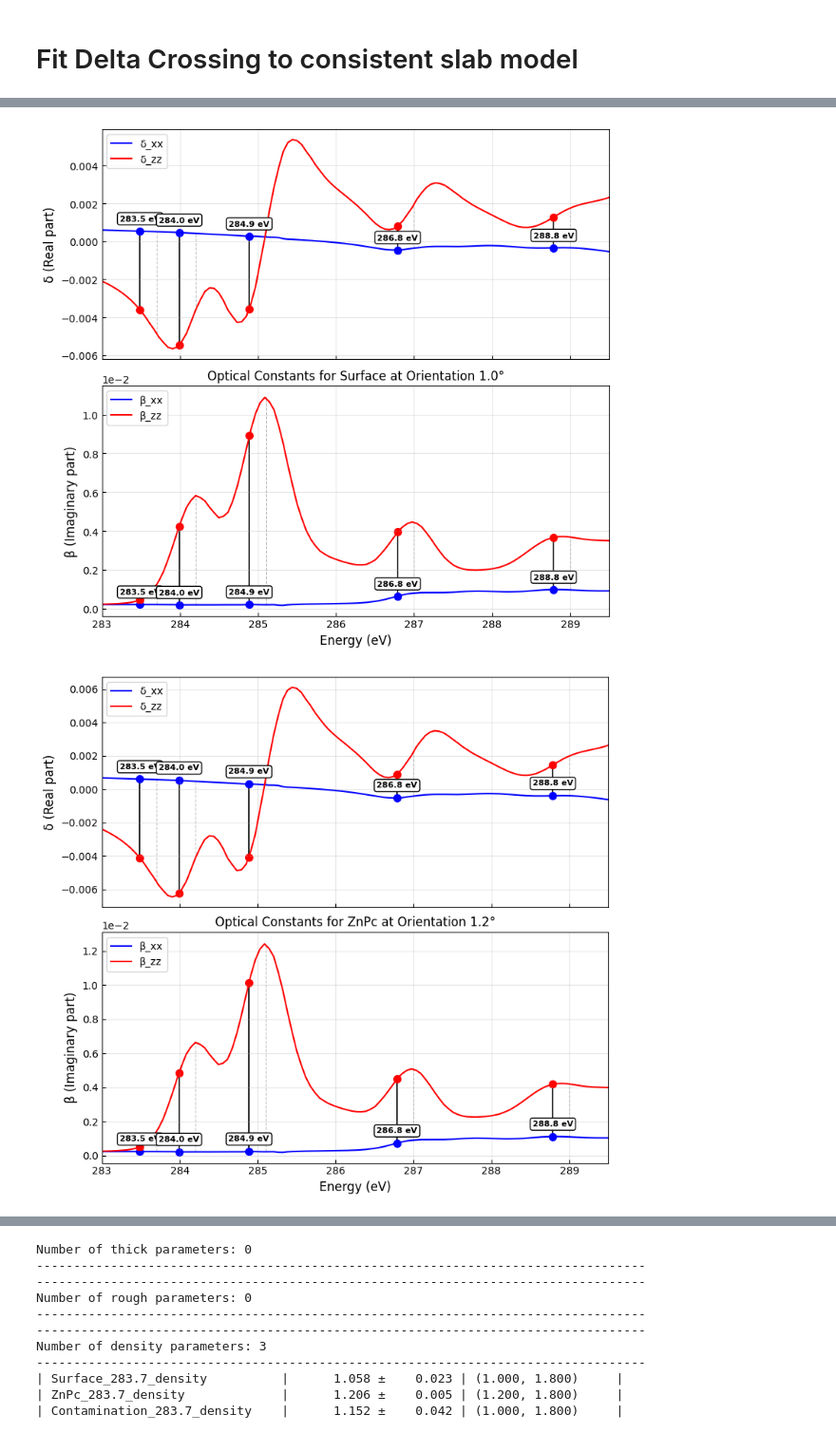
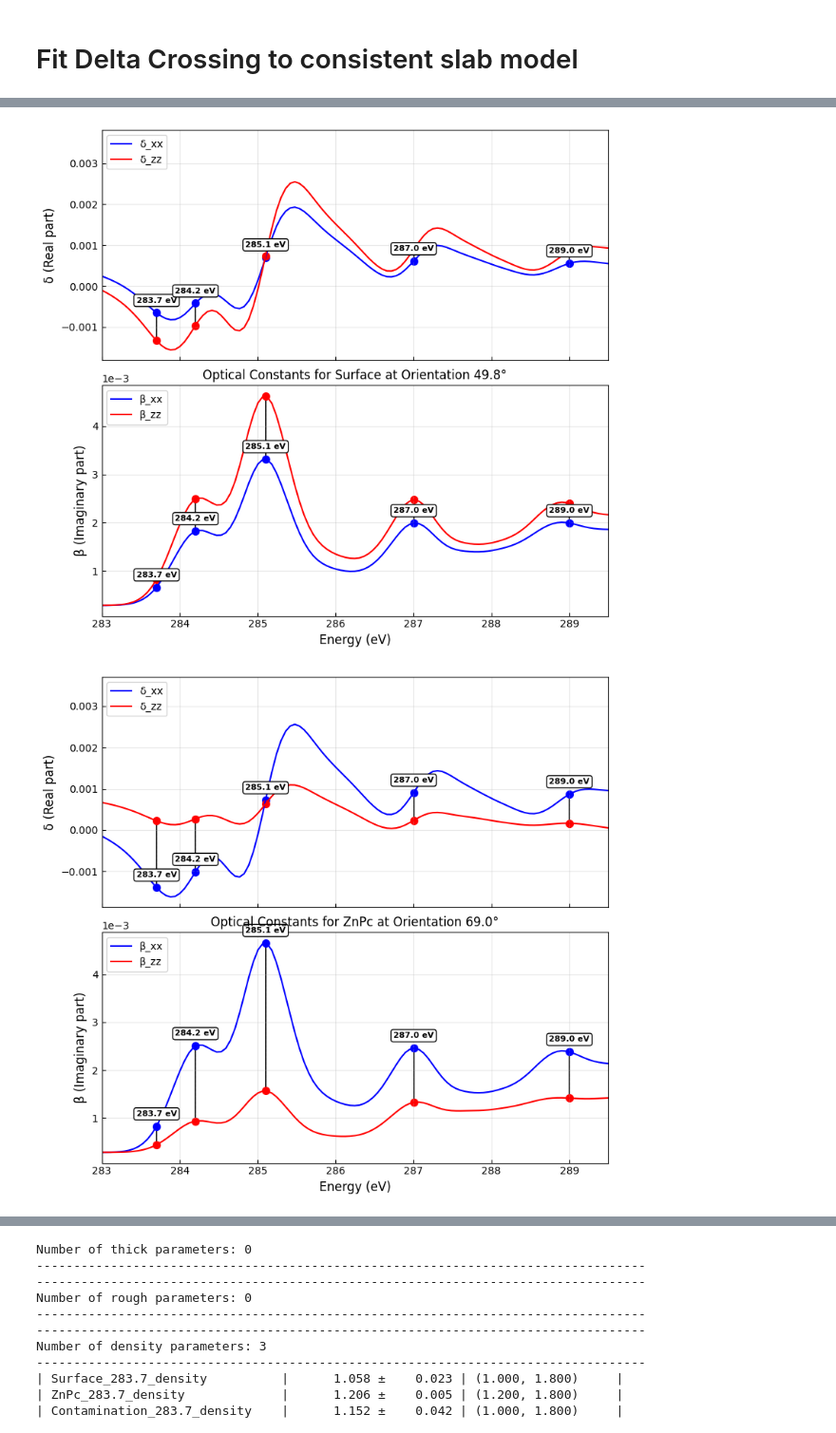
Before and after one commit to WSU-Carbon-Lab/xrr_notebooks, a Jupyter notebook: fitting/fitting dynamics.ipynb, the cells around one changed output, grey strips where cells are left out. Shown at 95% size. Drawn from its saved outputs; the diff is of its cells as text; code cells hidden in the pictures.

```diff
--- a/fitting/fitting dynamics.ipynb
+++ b/fitting/fitting dynamics.ipynb
@@ -375,7 +375,7 @@ def substrate(energy, thick=0, rough=1.2, density=2.44):
     )(thick, rough)
     slab.thick.setp(vary=False)
     slab.rough.setp(vary=False)
-    slab.sld.density.setp(vary=True, bounds=(2, 3))
+    slab.sld.density.setp(vary=False, bounds=(2, 3))
     return slab
 
 
@@ -386,18 +386,18 @@ def sio2(energy, thick=10.1, rough=4, density=2.15):
     )(thick, rough)
     slab.thick.setp(vary=True, bounds=(8, 12))
     slab.rough.setp(vary=True, bounds=(0, 8))
-    slab.sld.density.setp(vary=True, bounds=(1, 2.3))
+    slab.sld.density.setp(vary=False, bounds=(1, 2.3))
     return slab
 
 
 def contamination(energy, thick=4.4, rough=2, density=1.0):
     """Contamination."""
     name = f"Contamination_{energy}"
-    slab = fit.UniTensorSLD(ooc, density=density, rotation=0, energy=energy, name=name)(
-        thick, rough
-    )
+    slab = fit.UniTensorSLD(
+        ooc, density=density, rotation=0.81, energy=energy, name=name
+    )(thick, rough)
     slab.sld.density.setp(vary=True, bounds=(1, 1.8))
-    slab.sld.rotation.setp(vary=True, bounds=(0, np.pi / 2))
+    slab.sld.rotation.setp(vary=True, bounds=(np.pi / 4, 7 * np.pi / 8))
 
     slab.thick.setp(vary=True, bounds=(0, 12))
     slab.rough.setp(vary=True, bounds=(0, 5))
@@ -407,11 +407,11 @@ def contamination(energy, thick=4.4, rough=2, density=1.0):
 def surface(energy, thick=3.3, rough=1, density=1.0):
     """Surface."""
     name = f"Surface_{energy}"
-    slab = fit.UniTensorSLD(ooc, density=density, rotation=0, energy=energy, name=name)(
-        thick, rough
-    )
+    slab = fit.UniTensorSLD(
+        ooc, density=density, rotation=0.8, energy=energy, name=name
+    )(thick, rough)
     slab.sld.density.setp(vary=True, bounds=(1, 1.8))
-    slab.sld.rotation.setp(vary=True, bounds=(0, np.pi / 2))
+    slab.sld.rotation.setp(vary=True, bounds=(0, np.pi / 4))
 
     slab.thick.setp(vary=True, bounds=(0, 12))
     slab.rough.setp(vary=True, bounds=(0, 5))
@@ -585,13 +585,6 @@ def fitting(
             updating="deferred",
         )
         fit.fitters._fix_bounds(objective, by_bounds=True)
-        # Ensure none of the ixx, or izz parameters can be less than 0
-        for param in objective.varying_parameters():
-            if param.name.endswith("ixx") or param.name.endswith("izz"):
-                bounds = param.bounds
-                if bounds.lb <= 0:
-                    bounds = (0, bounds.ub)
-                    param.setp(bounds=bounds)
     fitter.fit("L-BFGS-B", target=target)
     if mcmc:
         fit.fitters._fix_bounds(objective, by_bounds=False)
@@ -903,33 +888,33 @@ for objective in fit_obj.objectives:
     for slab in objective.model.structure:
         slab_name = slab.name.split("_")[0]  # Get the slab name without the energy
         if hasattr(slab, "sld") and hasattr(slab.sld, "rotation"):
             if slab.sld.rotation.vary:
-                orientations[slab_name] = np.radians(slab.sld.rotation.value)
+                orientations[slab_name] = slab.sld.rotation.value
             if hasattr(slab.sld, "density") and slab.sld.density.vary:
                 densities[slab_name] = slab.sld.density.value
 
 energy_offset = fit_obj.objectives[0].model.energy_offset.value
 
 #  For each slab, plot the optical constants
 for slab_name, orientation in orientations.items():
     plot_optical_constants_with_energies(
         ooc,
         energy_batches[1],
         en_shift=energy_offset,
         label=True,
         theta=orientation,
         density=densities.get(slab_name, 1.61),
         show_theta_range=False,
     )
     #  Set the x range and add a title
     plt.xlim(283, 289.5)
     plt.title(
         f"Optical Constants for {slab_name} at Orientation {np.degrees(orientation):.1f}°"
     )
     plt.tight_layout()
     plt.subplots_adjust(top=0.9)
     #  Show the plot
 plt.show()
 # %% [output]
-[figure, old version]
+[figure, new version]
-[figure, old version]
+[figure, new version]
```
Also changed, not shown: parts of 6 cells of this notebook, 1 other file.
